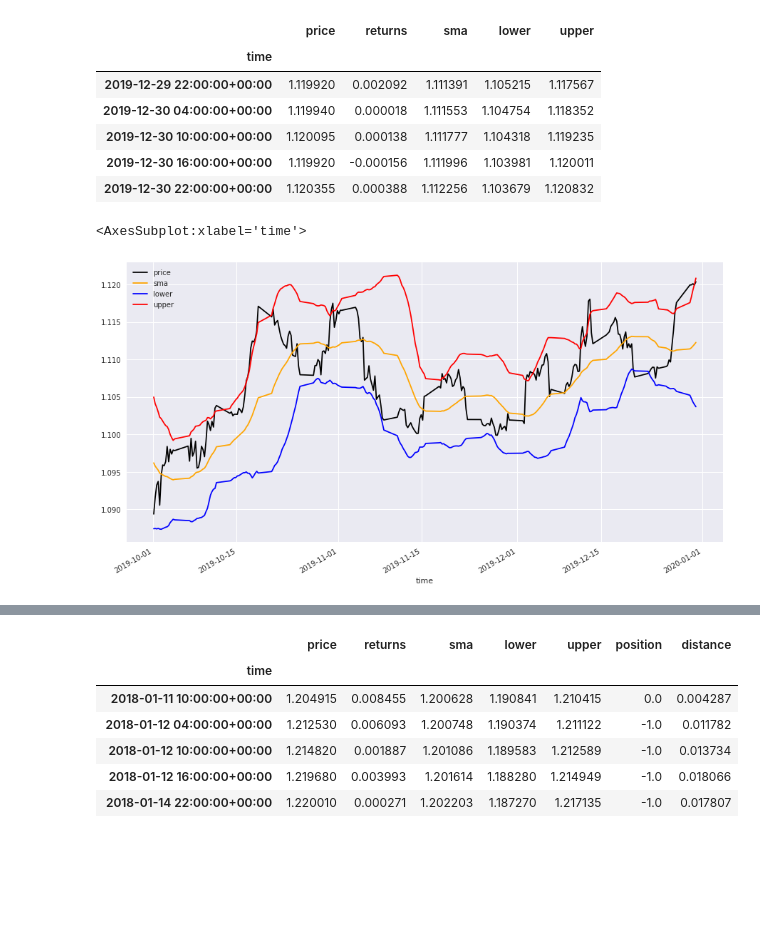
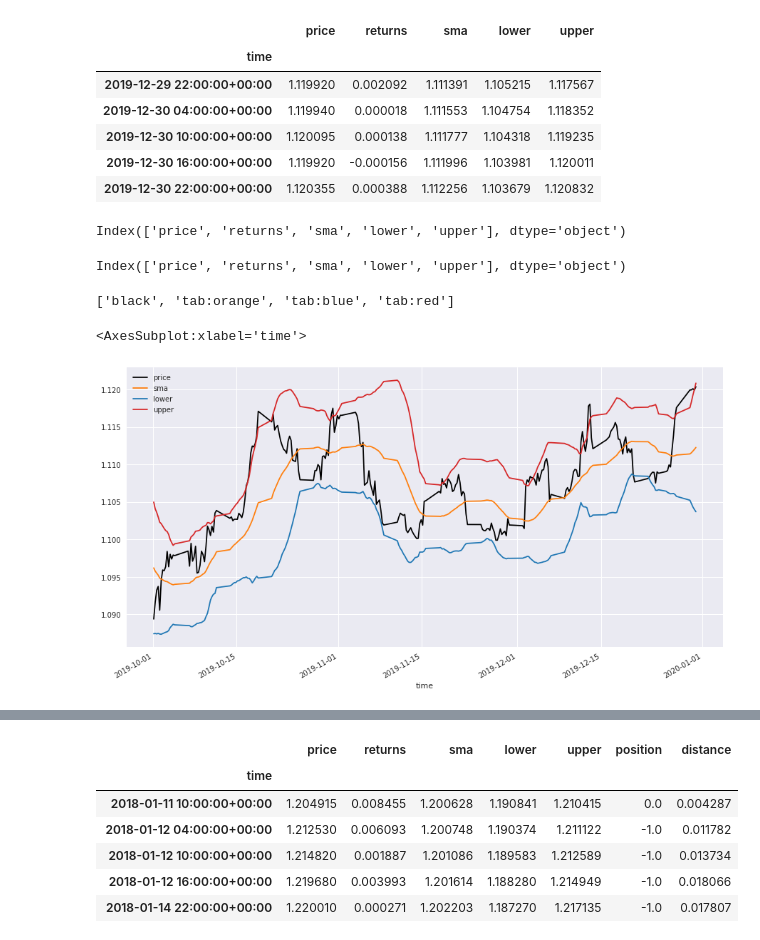
Before and after one commit to sidhlee/data-science-and-machine-learning, a Jupyter notebook: courses/algo-trade-a-z/part3_defining-and-testing-trading-strategies/04_mean-reversion-strategies.ipynb, the cells around one changed output, grey strips where cells are left out. Drawn from its saved outputs; the diff is of its cells as text; code cells hidden in the pictures; blank space fills up the shorter version.

Commit message:
Review creating position column

```diff
--- a/courses/algo-trade-a-z/part3_defining-and-testing-trading-strategies/04_mean-reversion-strategies.ipynb
+++ b/courses/algo-trade-a-z/part3_defining-and-testing-trading-strategies/04_mean-reversion-strategies.ipynb
@@ -110,12 +117,32 @@ df.tail()
 | 2019-12-30 10:00:00+00:00 | 1.120095 | 0.000138 | 1.111777 | 1.104318 | 1.119235 |
 | 2019-12-30 16:00:00+00:00 | 1.119920 | -0.000156 | 1.111996 | 1.103981 | 1.120011 |
 | 2019-12-30 22:00:00+00:00 | 1.120355 | 0.000388 | 1.112256 | 1.103679 | 1.120832 |
+# %%
+df.columns
+# %% [output]
+Index(['price', 'returns', 'sma', 'lower', 'upper'], dtype='object')
+# %%
+color_dict = {
+    "price": "black",
+    "sma": "tab:orange",
+    "upper": "tab:red",
+    "lower": "tab:blue",
+    "position": "tab:green"
+}
+colors = [color_dict.get(x, "tab:gray") for x in df.columns.drop('returns')]
+print(df.columns)
+colors
+# %% [output]
+Index(['price', 'returns', 'sma', 'lower', 'upper'], dtype='object')
+['black', 'tab:orange', 'tab:blue', 'tab:red']
 # %%
 # See the bollinger band
-df.drop(columns='returns').loc['2019-10': '2019-12'].plot(figsize=(15, 8), color=['black', 'orange', 'blue', 'red'])
+start = '2019-10'
+end = '2019-12'
+df.drop(columns='returns').loc['2019-10': '2019-12'].plot(figsize=(15, 8), color=colors)
 # %% [output]
 <AxesSubplot:xlabel='time'>
-[figure, old version]
+[figure, new version]
 # %%
 # Add position
 df.dropna(inplace=True)
```
Also changed, not shown: parts of 8 cells of this notebook.
